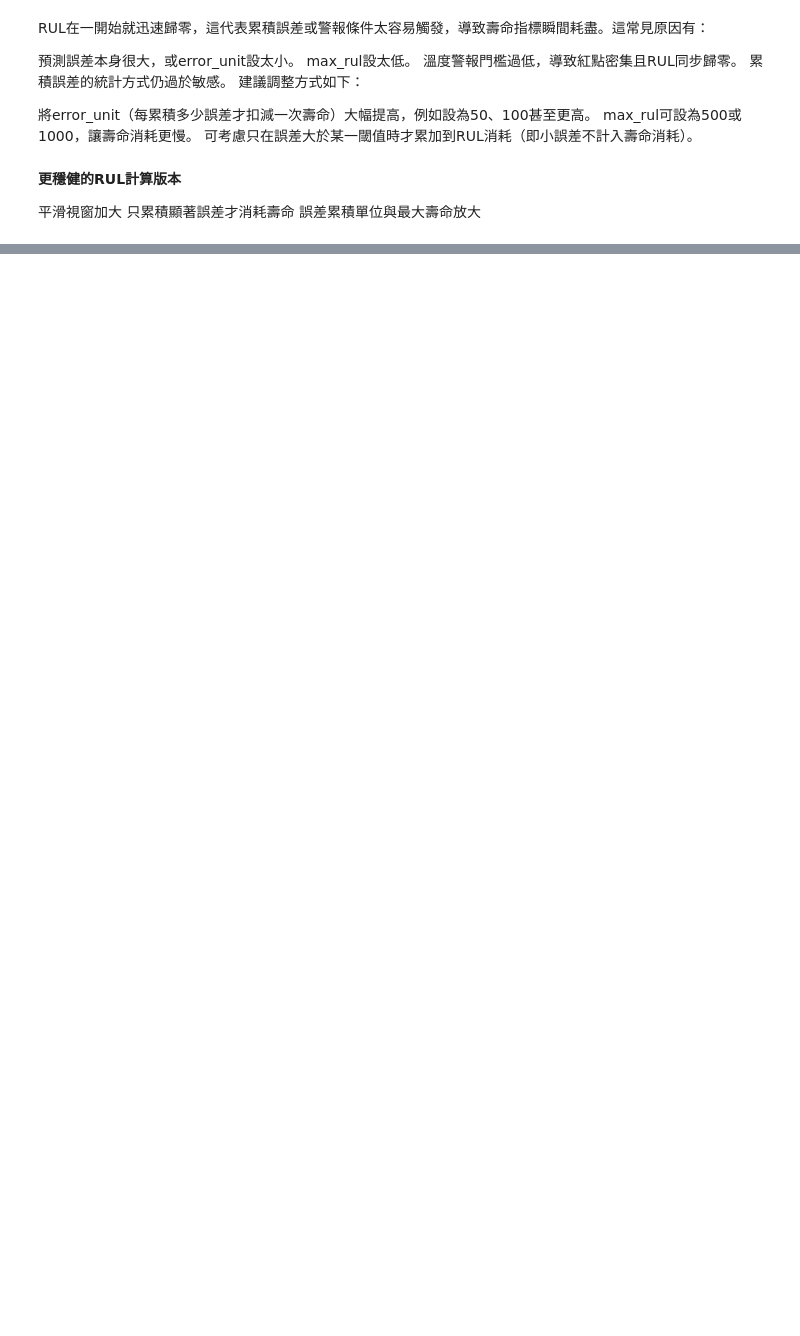
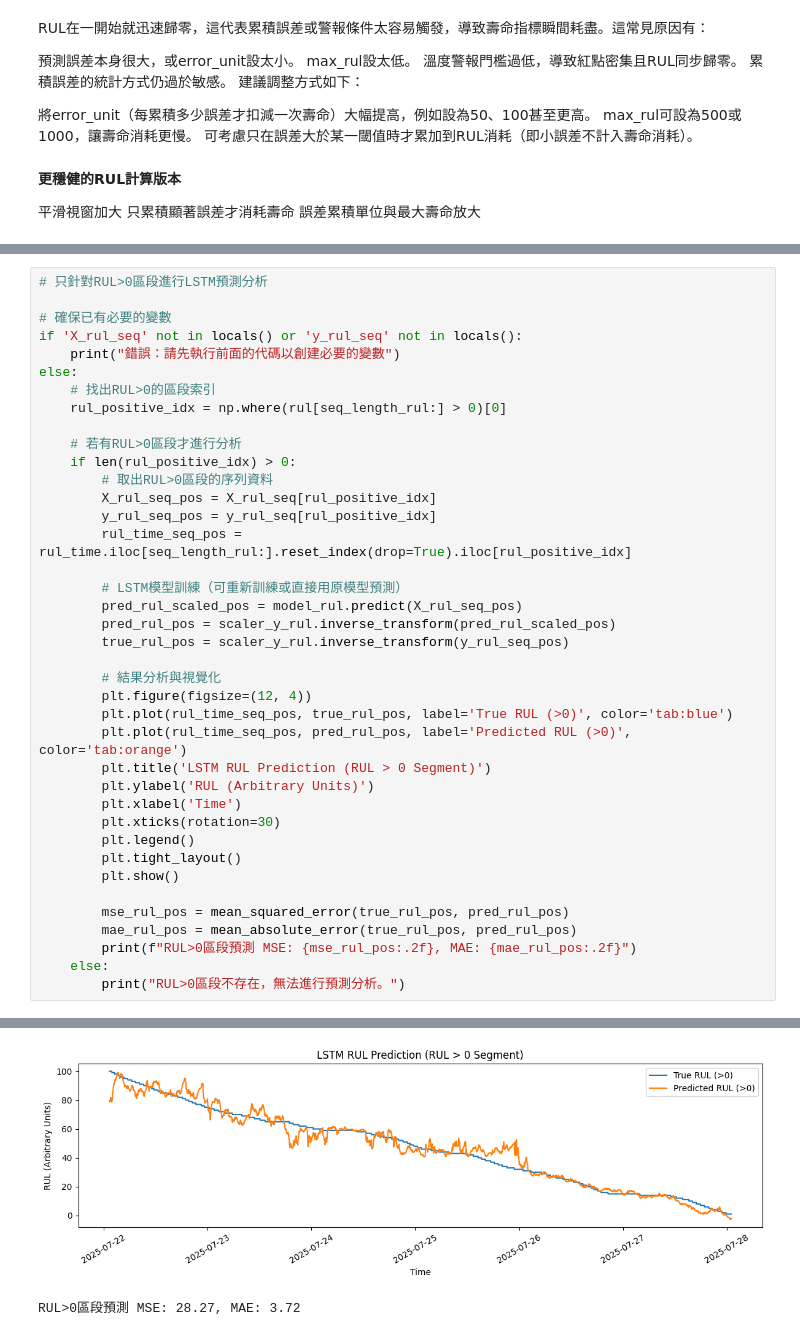
Before and after one commit to RichTsaiFCU/remaining-useful-life-example-SimonSimonHsieh, a Jupyter notebook: phm_longtest_answer.ipynb, the cells around one changed output, grey strips where cells are left out. Drawn from its saved outputs; the diff is of its cells as text; blank space fills up the shorter version.

```diff
--- a/phm_longtest_answer.ipynb
+++ b/phm_longtest_answer.ipynb
@@ -520,0 +470,40 @@ RUL>0區段預測 MSE: 27.92, MAE: 3.68
+# %%
+# 只針對RUL>0區段進行LSTM預測分析
+
+# 確保已有必要的變數
+if 'X_rul_seq' not in locals() or 'y_rul_seq' not in locals():
+    print("錯誤：請先執行前面的代碼以創建必要的變數")
+else:
+    # 找出RUL>0的區段索引
+    rul_positive_idx = np.where(rul[seq_length_rul:] > 0)[0]
+
+    # 若有RUL>0區段才進行分析
+    if len(rul_positive_idx) > 0:
+        # 取出RUL>0區段的序列資料
+        X_rul_seq_pos = X_rul_seq[rul_positive_idx]
+        y_rul_seq_pos = y_rul_seq[rul_positive_idx]
+        rul_time_seq_pos = rul_time.iloc[seq_length_rul:].reset_index(drop=True).iloc[rul_positive_idx]
+
+        # LSTM模型訓練（可重新訓練或直接用原模型預測）
+        pred_rul_scaled_pos = model_rul.predict(X_rul_seq_pos)
+        pred_rul_pos = scaler_y_rul.inverse_transform(pred_rul_scaled_pos)
+        true_rul_pos = scaler_y_rul.inverse_transform(y_rul_seq_pos)
+
+        # 結果分析與視覺化
+        plt.figure(figsize=(12, 4))
+        plt.plot(rul_time_seq_pos, true_rul_pos, label='True RUL (>0)', color='tab:blue')
+        plt.plot(rul_time_seq_pos, pred_rul_pos, label='Predicted RUL (>0)', color='tab:orange')
+        plt.title('LSTM RUL Prediction (RUL > 0 Segment)')
+        plt.ylabel('RUL (Arbitrary Units)')
+        plt.xlabel('Time')
+        plt.xticks(rotation=30)
+        plt.legend()
+        plt.tight_layout()
+        plt.show()
+
+        mse_rul_pos = mean_squared_error(true_rul_pos, pred_rul_pos)
+        mae_rul_pos = mean_absolute_error(true_rul_pos, pred_rul_pos)
+        print(f"RUL>0區段預測 MSE: {mse_rul_pos:.2f}, MAE: {mae_rul_pos:.2f}")
+    else:
+        print("RUL>0區段不存在，無法進行預測分析。")
+# %% [output]
@@ -520,0 +512,2 @@ RUL>0區段預測 MSE: 27.92, MAE: 3.68
+[figure, added]
+RUL>0區段預測 MSE: 28.27, MAE: 3.72
```
Also changed, not shown: parts of 12 cells of this notebook.
